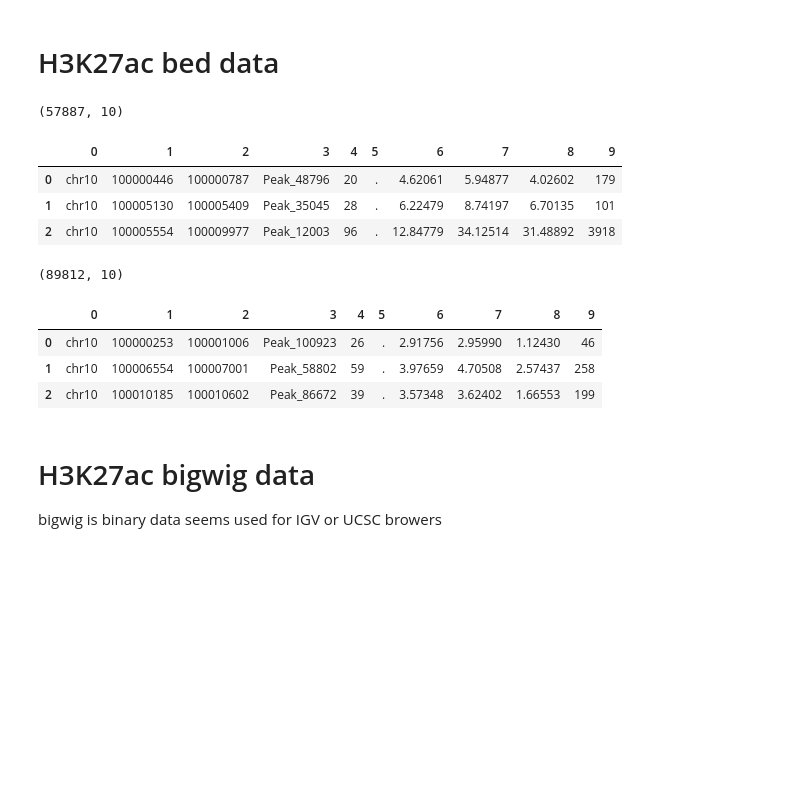
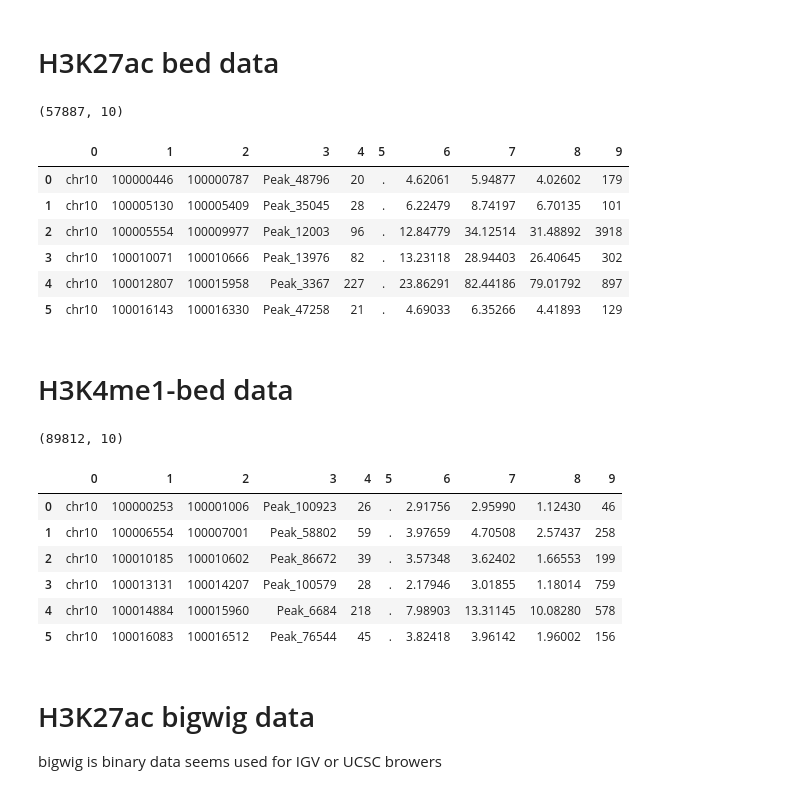
Before and after one commit to Sum02dean/MLG, a Jupyter notebook: task_1/data_format_exploration.ipynb, the cells around one changed output. Cells and saved outputs as stored; diff of their text form; code cells hidden in the pictures; blank space fills up the shorter version.

```diff
--- a/task_1/data_format_exploration.ipynb
+++ b/task_1/data_format_exploration.ipynb
@@ -4,5 +6,5 @@ import os
 # %%
-data_folder="/mnt/mnemo5/tao/MLG/data"
+data_folder="/mnt/mnemo5/tao/MLG/task_1/data"
 # %%
 # first need to uncompress all files
 #(base) tao@deimos:~/MLG/data$ find -name '*.zip' -exec sh -c 'unzip -d "${1%.*}" "$1"' _ {} \;
@@ -183,27 +221,35 @@ DNase_bed_X1.head(n=3)
 # %%
 H3K27ac_bed_X1=pd.read_csv(os.path.join(data_folder,"H3K27ac-bed/X1.bed"),
                                  header=None,index_col=None,sep="\t")
 print(H3K27ac_bed_X1.shape)
-H3K27ac_bed_X1.head(n=3)
+H3K27ac_bed_X1.head(n=6)
 # %% [output]
 (57887, 10)
 |  | 0 | 1 | 2 | 3 | 4 | 5 | 6 | 7 | 8 | 9 |
 | 0 | chr10 | 100000446 | 100000787 | Peak_48796 | 20 | . | 4.62061 | 5.94877 | 4.02602 | 179 |
 | 1 | chr10 | 100005130 | 100005409 | Peak_35045 | 28 | . | 6.22479 | 8.74197 | 6.70135 | 101 |
 | 2 | chr10 | 100005554 | 100009977 | Peak_12003 | 96 | . | 12.84779 | 34.12514 | 31.48892 | 3918 |
+| 3 | chr10 | 100010071 | 100010666 | Peak_13976 | 82 | . | 13.23118 | 28.94403 | 26.40645 | 302 |
+| 4 | chr10 | 100012807 | 100015958 | Peak_3367 | 227 | . | 23.86291 | 82.44186 | 79.01792 | 897 |
+| 5 | chr10 | 100016143 | 100016330 | Peak_47258 | 21 | . | 4.69033 | 6.35266 | 4.41893 | 129 |
+# %% [markdown]
+# H3K4me1-bed data
 # %%
-# H3K4me1-bed data
+
 
 H3K4me1_bed_X1=pd.read_csv(os.path.join(data_folder,"H3K4me1-bed/X1.bed"),
                                  header=None,index_col=None,sep="\t")
 print(H3K4me1_bed_X1.shape)
-H3K4me1_bed_X1.head(n=3)
+H3K4me1_bed_X1.head(n=6)
 # %% [output]
 (89812, 10)
 |  | 0 | 1 | 2 | 3 | 4 | 5 | 6 | 7 | 8 | 9 |
 | 0 | chr10 | 100000253 | 100001006 | Peak_100923 | 26 | . | 2.91756 | 2.95990 | 1.12430 | 46 |
 | 1 | chr10 | 100006554 | 100007001 | Peak_58802 | 59 | . | 3.97659 | 4.70508 | 2.57437 | 258 |
 | 2 | chr10 | 100010185 | 100010602 | Peak_86672 | 39 | . | 3.57348 | 3.62402 | 1.66553 | 199 |
+| 3 | chr10 | 100013131 | 100014207 | Peak_100579 | 28 | . | 2.17946 | 3.01855 | 1.18014 | 759 |
+| 4 | chr10 | 100014884 | 100015960 | Peak_6684 | 218 | . | 7.98903 | 13.31145 | 10.08280 | 578 |
+| 5 | chr10 | 100016083 | 100016512 | Peak_76544 | 45 | . | 3.82418 | 3.96142 | 1.96002 | 156 |
 # %% [markdown]
 # H3K27ac bigwig  data
 
```
Also changed, not shown: parts of 3 cells of this notebook.
